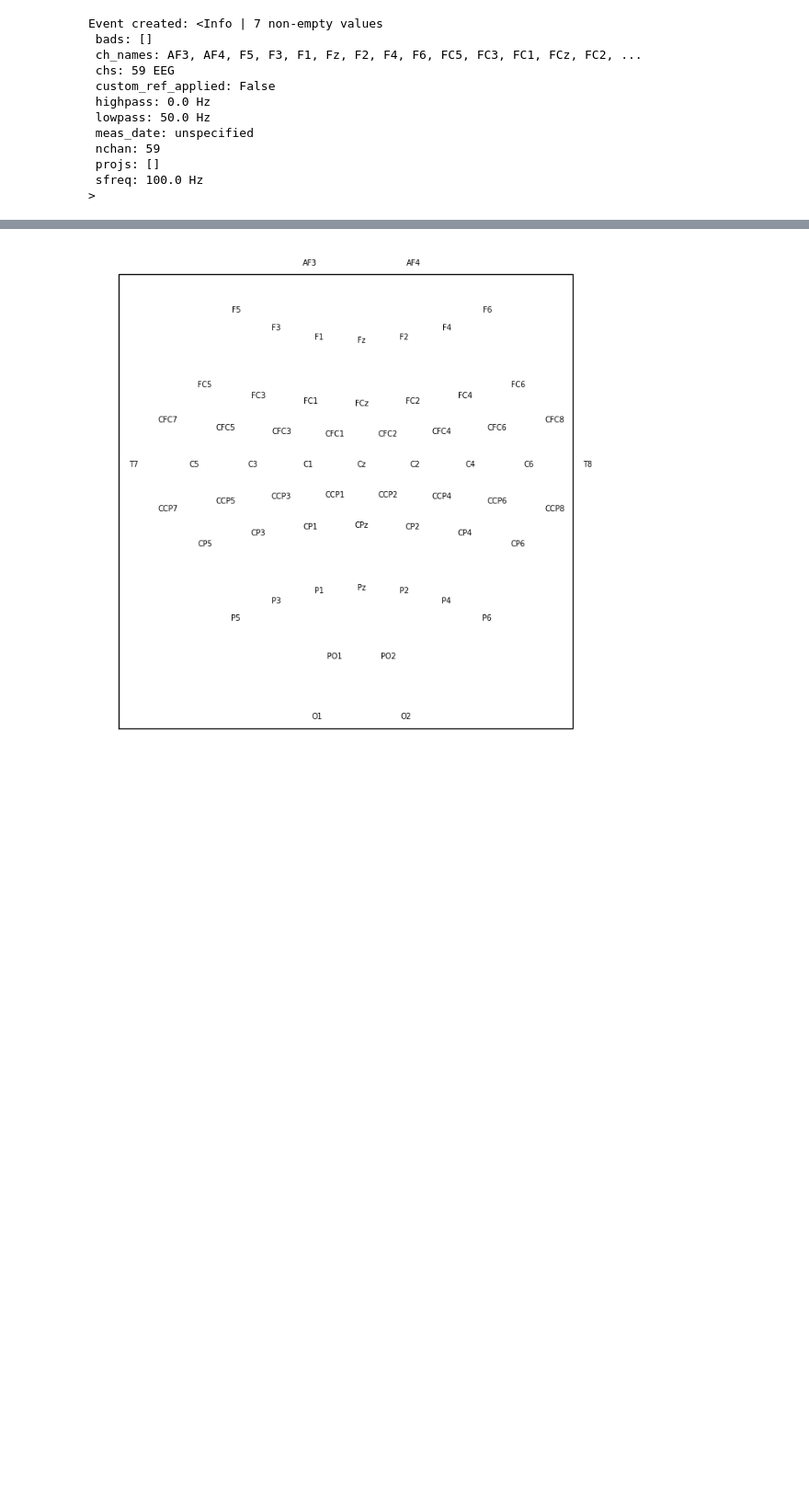
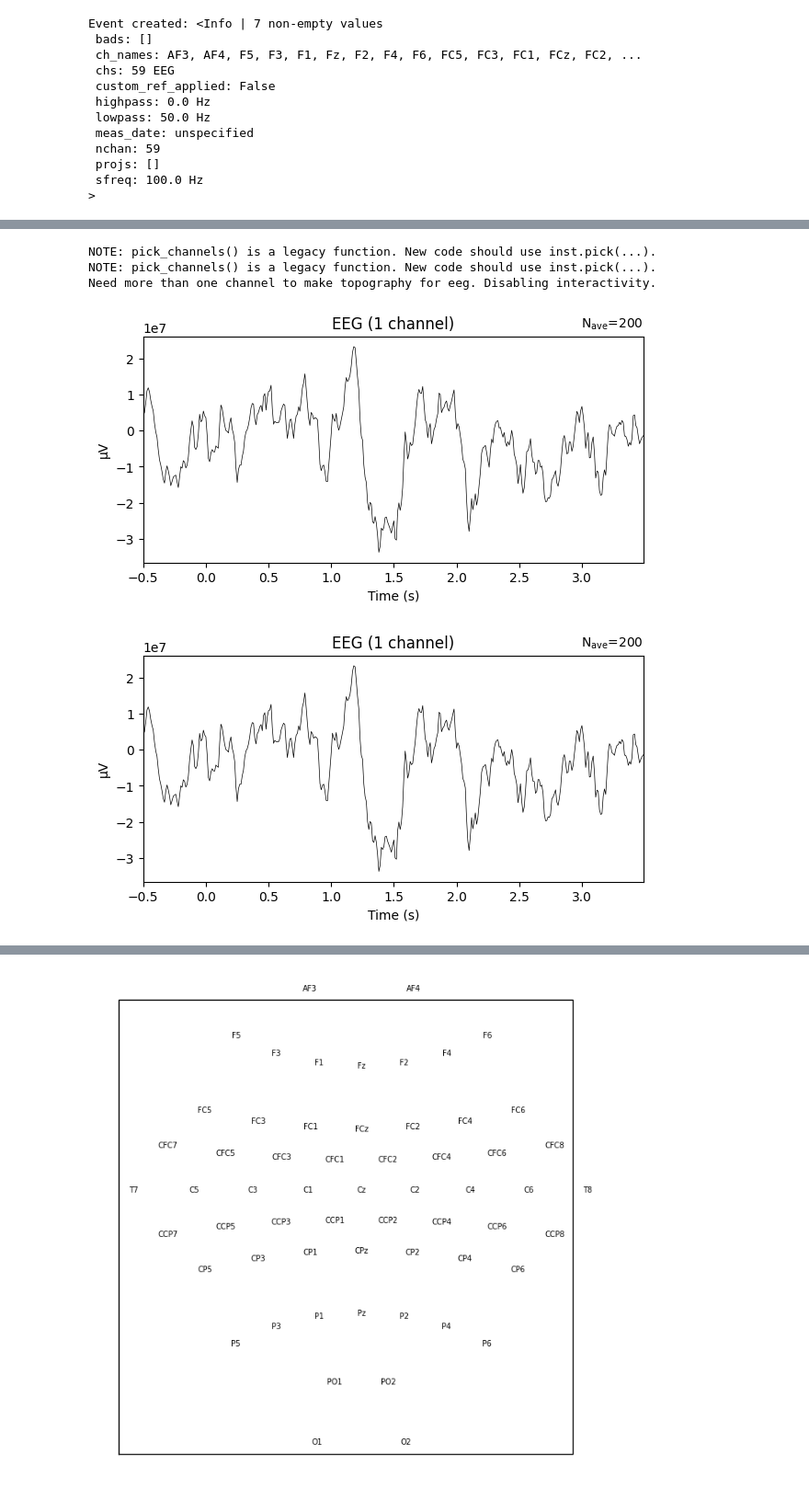
Before and after one commit to costanzapistone/Robot-Control-by-EEG-with-ML, a Jupyter notebook: code/signal_processing/data_visualization.ipynb, the cells around one changed output, grey strips where cells are left out. Shown at 92% size. Saved outputs shown, nothing was run; the diff lists cells and outputs as text; code cells hidden in the pictures; blank space fills up the shorter version.

```diff
--- a/code/signal_processing/data_visualization.ipynb
+++ b/code/signal_processing/data_visualization.ipynb
@@ -151,0 +163,12 @@ Event created: <Info | 7 non-empty values
+# %%
+# Assuming 'channel_name' is the name of the channel you want to focus on
+channel_name = 'Fz'  # Replace with the actual channel name
+
+# Extract the data for the specific channel
+epochs.average().pick_channels([channel_name]).plot(spatial_colors=True)
+# %% [output]
+NOTE: pick_channels() is a legacy function. New code should use inst.pick(...).
+NOTE: pick_channels() is a legacy function. New code should use inst.pick(...).
+Need more than one channel to make topography for eeg. Disabling interactivity.
+[figure, added]
+[figure, added]
```
Also changed, not shown: parts of 8 cells of this notebook, 1 other file.
